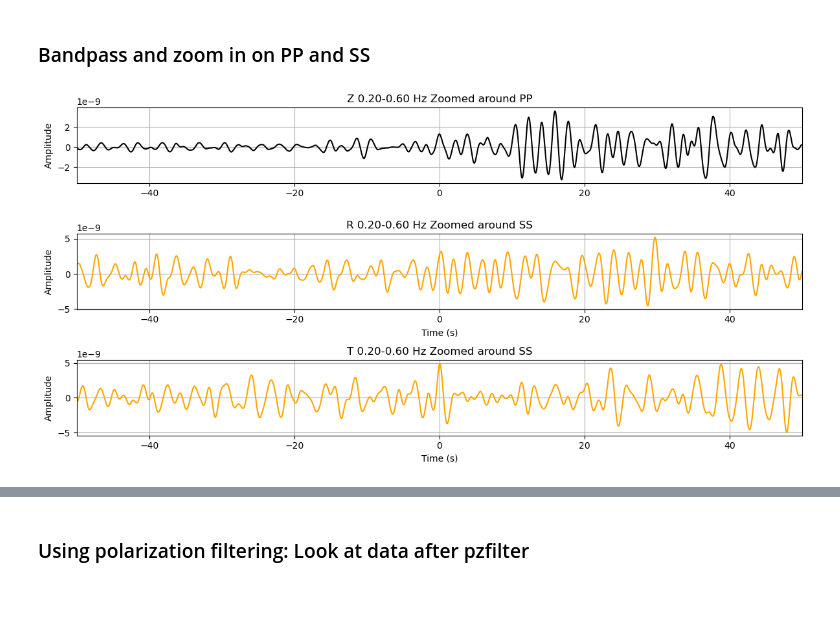
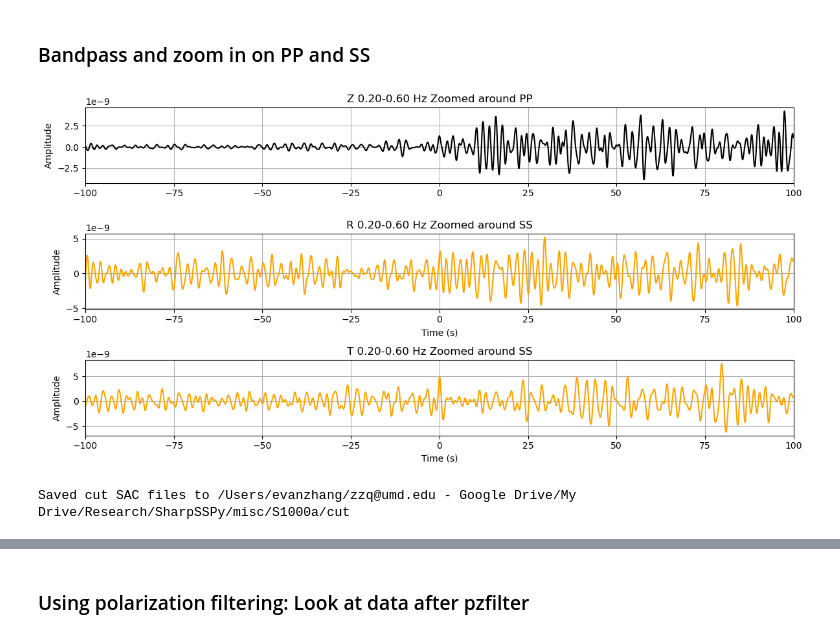
Before and after one commit to evanzzq/SHARP-SS, a Jupyter notebook: mars.ipynb, the cells around one changed output, grey strips where cells are left out. Drawn from its saved outputs; the diff is of its cells as text; code cells hidden in the pictures; blank space fills up the shorter version.

```diff
--- a/mars.ipynb
+++ b/mars.ipynb
@@ -16,8 +16,8 @@ from obspy.signal.rotate import rotate_ne_rt
 import matplotlib.pyplot as plt
 
 # === Parameters ===
-filedir = "H:\My Drive\Research\SharpSSPy"
-# filedir = "/Users/evanzhang/zzq@umd.edu - Google Drive/My Drive/Research/SharpSSPy"
+# filedir = "H:\My Drive\Research\SharpSSPy"
+filedir = "/Users/evanzhang/zzq@umd.edu - Google Drive/My Drive/Research/SharpSSPy"
 
 evname = "S1000a"
 dtype = "VEL"
@@ -233,7 +233,7 @@ import matplotlib.pyplot as plt
 reload = True
 PPfreq = (0.2, 0.6)
 SSfreq = (0.2, 0.6)
-cutwin = (-50, 50) # for plotting only, does not trim data
+cutwin = (-100, 100) # for plotting only, does not trim data
 
 # PP and SS arrival time
 # S1000a
@@ -279,31 +279,60 @@ idx_t = (t_t >= t_time_center + cutwin[0]) & (t_t <= t_time_center + cutwin[1])
 
 # Plot
 plt.figure(figsize=(12, 6))
 
 plt.subplot(3, 1, 1)
 plt.plot(t_z[idx_z]-z_time_center, st_z_filtered.data[idx_z], color='black')
 plt.xlim(cutwin)
 plt.title(f"Z {PPfreq[0]:.2f}-{PPfreq[1]:.2f} Hz Zoomed around PP")
 plt.ylabel("Amplitude")
 plt.grid()
 
 plt.subplot(3, 1, 2)
 plt.plot(t_r[idx_t]-t_time_center, st_r_filtered.data[idx_r], color='orange')
 plt.xlim(cutwin)
 plt.title(f"R {SSfreq[0]:.2f}-{SSfreq[1]:.2f} Hz Zoomed around SS")
 plt.xlabel("Time (s)")
 plt.ylabel("Amplitude")
 plt.grid()
 
 plt.subplot(3, 1, 3)
 plt.plot(t_t[idx_t]-t_time_center, st_t_filtered.data[idx_t], color='orange')
 plt.xlim(cutwin)
 plt.title(f"T {SSfreq[0]:.2f}-{SSfreq[1]:.2f} Hz Zoomed around SS")
 plt.xlabel("Time (s)")
 plt.ylabel("Amplitude")
 plt.grid()
 
 plt.tight_layout()
 plt.show()
+
+# Save to SAC
+from obspy import Stream
+
+# --- Cut and save traces ---
+# Z component (around PP)
+start_PP = PP_arrival_time + cutwin[0]
+end_PP   = PP_arrival_time + cutwin[1]
+st_z_cut = st_z_filtered.copy().trim(starttime=start_PP, endtime=end_PP)
+
+# R and T components (around SS)
+start_SS = SS_arrival_time + cutwin[0]
+end_SS   = SS_arrival_time + cutwin[1]
+st_r_cut = st_r_filtered.copy().trim(starttime=start_SS, endtime=end_SS)
+st_t_cut = st_t_filtered.copy().trim(starttime=start_SS, endtime=end_SS)
+
+# Put into one stream for convenience
+st_cut = Stream(traces=[st_z_cut, st_r_cut, st_t_cut])
+
+# Save each as SAC
+outdir = os.path.join(datadir, "cut")
+os.makedirs(outdir, exist_ok=True)
+
+st_z_cut.write(os.path.join(outdir, f"{evname}_{dtype}_BHZ_PP.SAC"), format="SAC")
+st_r_cut.write(os.path.join(outdir, f"{evname}_{dtype}_BHR_SS.SAC"), format="SAC")
+st_t_cut.write(os.path.join(outdir, f"{evname}_{dtype}_BHT_SS.SAC"), format="SAC")
+
+print(f"Saved cut SAC files to {outdir}")
 # %% [output]
-[figure, old version]
+[figure, new version]
+Saved cut SAC files to /Users/evanzhang/zzq@umd.edu - Google Drive/My Drive/Research/SharpSSPy/misc/S1000a/cut
```
Also changed, not shown: parts of 1 cell of this notebook, 3 other files.
